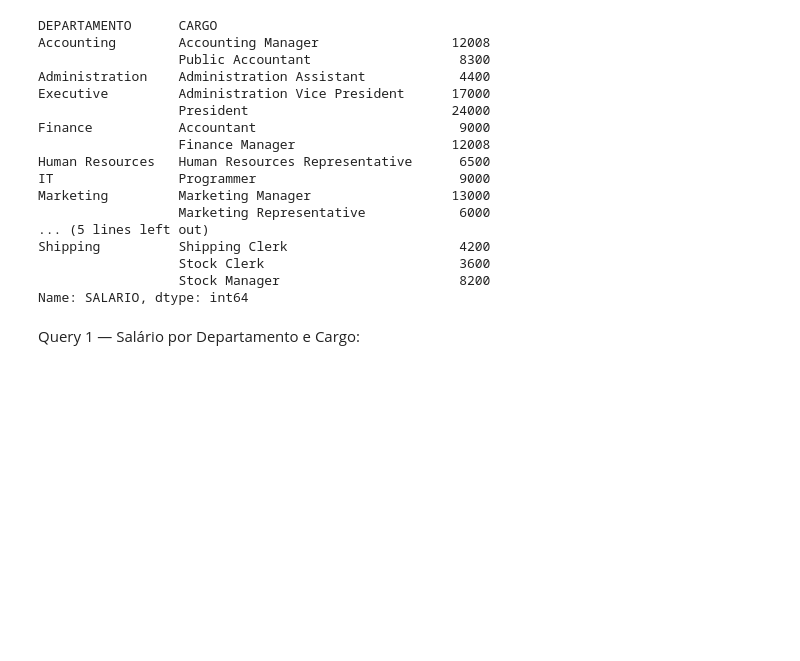
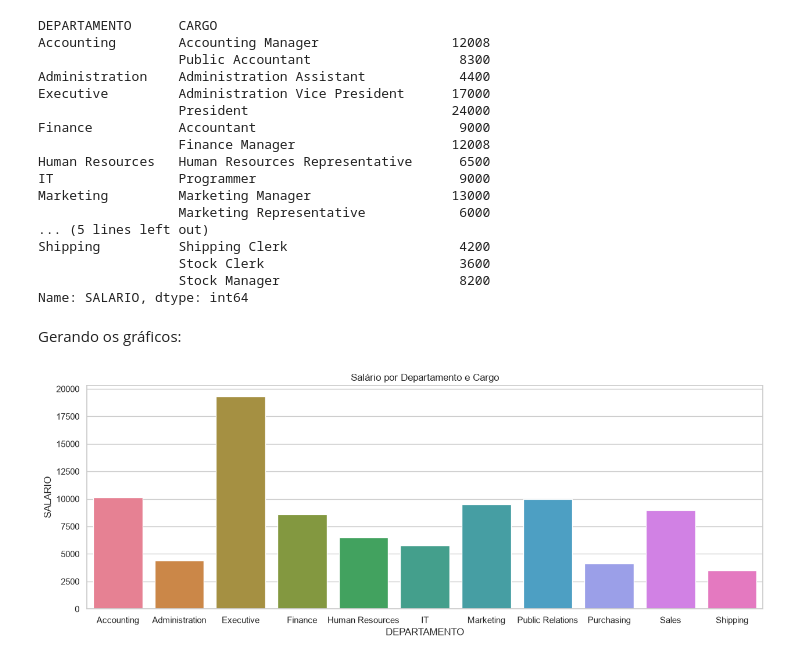
Before and after one commit to robsonaamerico/Projeto_Final, a Jupyter notebook: AED.ipynb, the cells around one changed output. Cells and saved outputs as stored; diff of their text form; code cells hidden in the pictures; blank space fills up the shorter version.

```diff
--- a/AED.ipynb
+++ b/AED.ipynb
@@ -130,4 +153,18 @@ Shipping          Shipping Clerk                      4200
                   Stock Manager                       8200
 Name: SALARIO, dtype: int64
 # %% [markdown]
-Query 1 — Salário por Departamento e Cargo:
+Gerando os gráficos:
+# %%
+sns.set(style='whitegrid')
+plt.figure(figsize=(15, 5))
+sns.barplot(
+    data=dfsalario,
+    x='DEPARTAMENTO',
+    y='SALARIO',
+    hue='DEPARTAMENTO',
+    errorbar=None,
+)
+plt.title('Salário por Departamento e Cargo')
+plt.show()
+# %% [output]
+[figure, added]
```
Also changed, not shown: parts of 1 cell of this notebook.
